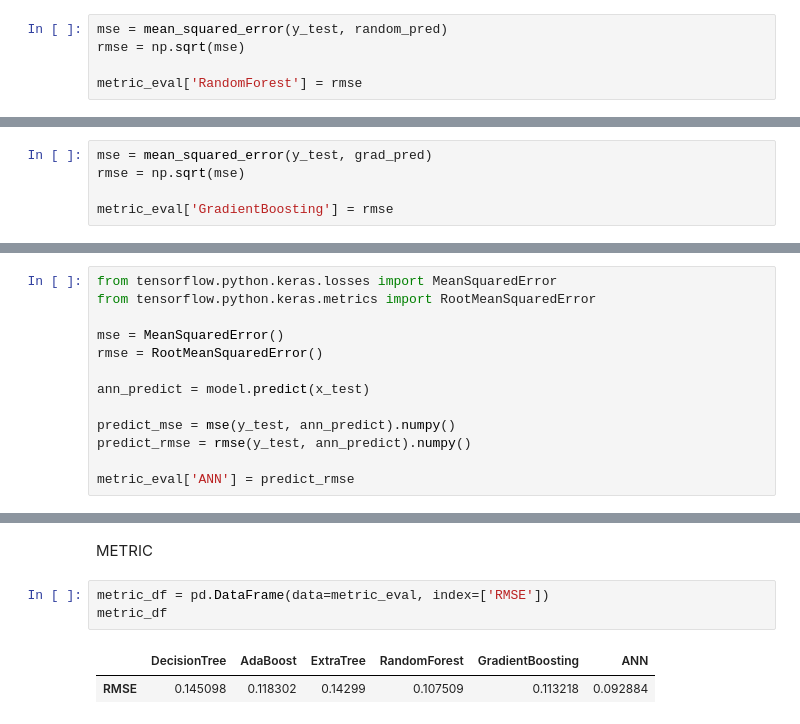
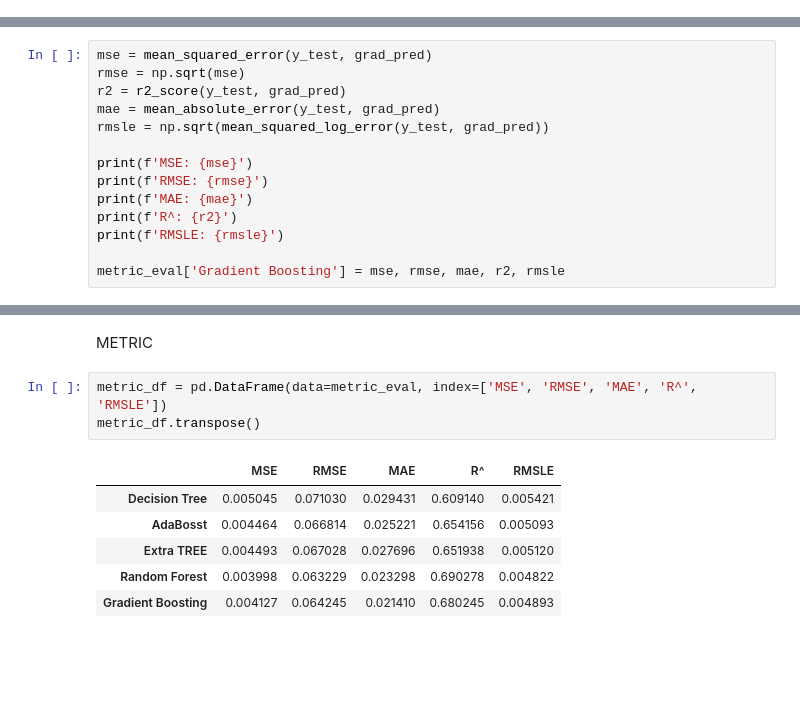
Before and after one commit to penggunaSendal/big_data_project_palmoil, a Jupyter notebook: palmforest_v3.ipynb, the cells around one changed output, grey strips where cells are left out. Saved outputs shown, nothing was run; the diff lists cells and outputs as text; blank space fills up the shorter version.

```diff
--- a/palmforest_v3.ipynb
+++ b/palmforest_v3.ipynb
@@ -572,7 +670,2 @@ RandomForestRegressor()
 # %%
 random_pred = random_forest.predict(x_test)
-# %%
-mse = mean_squared_error(y_test, random_pred)
-rmse = np.sqrt(mse)
-
-metric_eval['RandomForest'] = rmse
@@ -588,8 +711,3 @@ grad_model.fit(x_train, y_train)
 GradientBoostingRegressor()
 # %%
 grad_pred = grad_model.predict(x_test)
-# %%
-mse = mean_squared_error(y_test, grad_pred)
-rmse = np.sqrt(mse)
-
-metric_eval['GradientBoosting'] = rmse
@@ -661,13 +714,14 @@ Text(0.5, 1.0, 'Learning Curve')
-# %%
-from tensorflow.python.keras.losses import MeanSquaredError
-from tensorflow.python.keras.metrics import RootMeanSquaredError
-
-mse = MeanSquaredError()
-rmse = RootMeanSquaredError()
-
-ann_predict = model.predict(x_test)
-
-predict_mse = mse(y_test, ann_predict).numpy()
-predict_rmse = rmse(y_test, ann_predict).numpy()
-
-metric_eval['ANN'] = predict_rmse
+# %%
+mse = mean_squared_error(y_test, grad_pred)
+rmse = np.sqrt(mse)
+r2 = r2_score(y_test, grad_pred)
+mae = mean_absolute_error(y_test, grad_pred)
+rmsle = np.sqrt(mean_squared_log_error(y_test, grad_pred))
+
+print(f'MSE: {mse}')
+print(f'RMSE: {rmse}')
+print(f'MAE: {mae}')
+print(f'R^: {r2}')
+print(f'RMSLE: {rmsle}')
+
+metric_eval['Gradient Boosting'] = mse, rmse, mae, r2, rmsle
@@ -674,8 +744,12 @@ metric_eval['ANN'] = predict_rmse
 # %% [markdown]
 METRIC
 # %%
-metric_df = pd.DataFrame(data=metric_eval, index=['RMSE'])
-metric_df
+metric_df = pd.DataFrame(data=metric_eval, index=['MSE', 'RMSE', 'MAE', 'R^', 'RMSLE'])
+metric_df.transpose()
 # %% [output]
-|  | DecisionTree | AdaBoost | ExtraTree | RandomForest | GradientBoosting | ANN |
-| RMSE | 0.145098 | 0.118302 | 0.14299 | 0.107509 | 0.113218 | 0.092884 |
+|  | MSE | RMSE | MAE | R^ | RMSLE |
+| Decision Tree | 0.005045 | 0.071030 | 0.029431 | 0.609140 | 0.005421 |
+| AdaBosst | 0.004464 | 0.066814 | 0.025221 | 0.654156 | 0.005093 |
+| Extra TREE | 0.004493 | 0.067028 | 0.027696 | 0.651938 | 0.005120 |
+| Random Forest | 0.003998 | 0.063229 | 0.023298 | 0.690278 | 0.004822 |
+| Gradient Boosting | 0.004127 | 0.064245 | 0.021410 | 0.680245 | 0.004893 |
```
Also changed, not shown: parts of 30 cells of this notebook.
